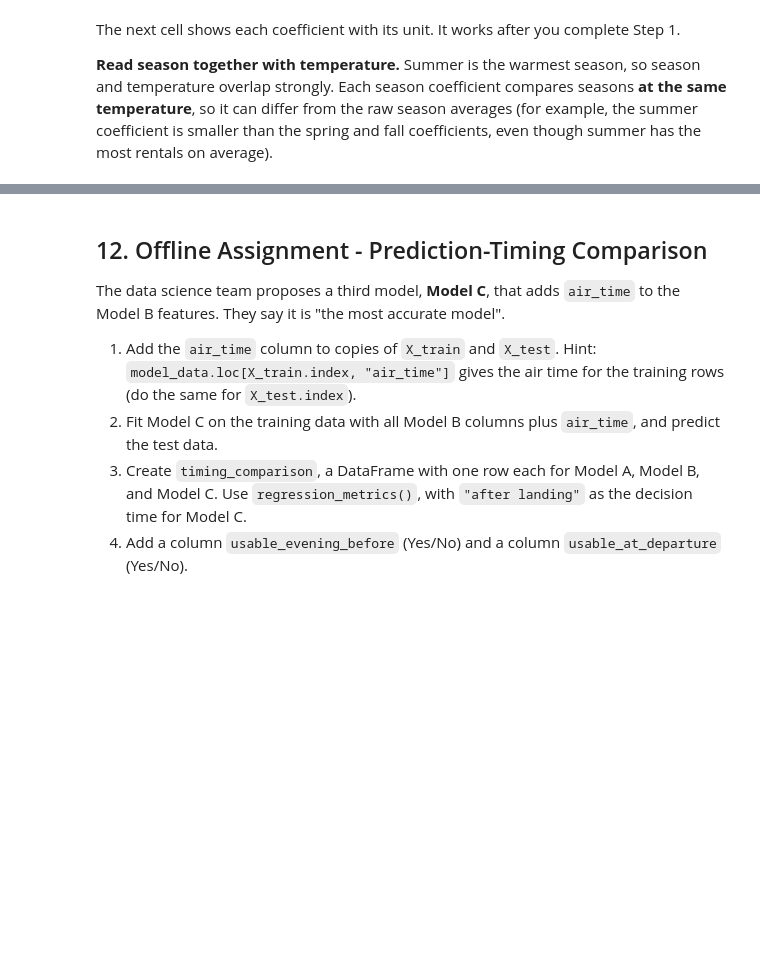
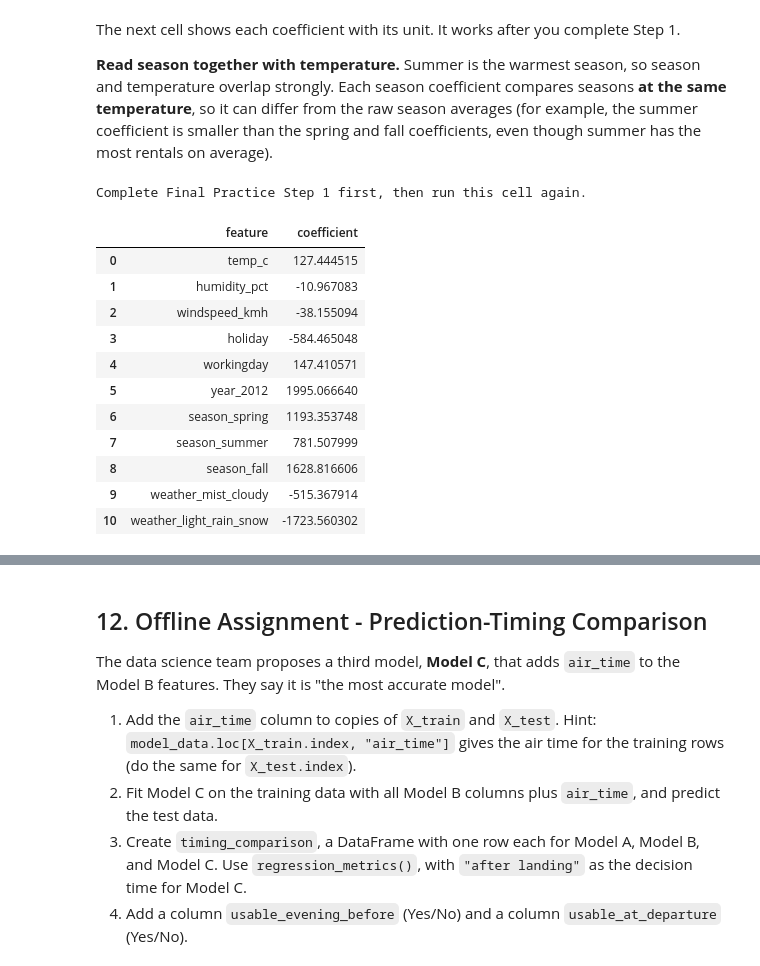
Before and after one commit to diantasmaa/ban6003-week-12-13-diana, a Jupyter notebook: notebooks/module12_linear_regression_guided_lab.ipynb, the cells around one changed output, grey strips where cells are left out. Saved outputs shown, nothing was run; the diff lists cells and outputs as text; code cells hidden in the pictures; blank space fills up the shorter version.

Commit message:
Complete Module 12 linear regression lab

```diff
--- a/notebooks/module12_linear_regression_guided_lab.ipynb
+++ b/notebooks/module12_linear_regression_guided_lab.ipynb
@@ -497,6 +612,13 @@ print("Columns:", list(X_bike.columns))
 # %%
 # Final Practice Step 1
-# Create bike_model = LinearRegression() and fit it on X_bike_train and y_bike_train.
-# Then predict the test days and name the result bike_pred.
+
+# Create the linear regression model
+bike_model = LinearRegression()
+
+# Fit the model using the training data
+bike_model.fit(X_bike_train, y_bike_train)
+
+# Predict the test days
+bike_pred = bike_model.predict(X_bike_test)
 # %%
 # Final Practice Step 2
@@ -535,6 +680,28 @@ else:
         "per": [bike_units[col] for col in X_bike.columns],
     })
     display(bike_coefficients)
+# %% [output]
+Complete Final Practice Step 1 first, then run this cell again.
+# %%
+bike_coefficients = pd.DataFrame({
+    "feature": X_bike_train.columns,
+    "coefficient": bike_model.coef_
+})
+
+display(bike_coefficients)
+# %% [output]
+|  | feature | coefficient |
+| 0 | temp_c | 127.444515 |
+| 1 | humidity_pct | -10.967083 |
+| 2 | windspeed_kmh | -38.155094 |
+| 3 | holiday | -584.465048 |
+| 4 | workingday | 147.410571 |
+| 5 | year_2012 | 1995.066640 |
+| 6 | season_spring | 1193.353748 |
+| 7 | season_summer | 781.507999 |
+| 8 | season_fall | 1628.816606 |
+| 9 | weather_mist_cloudy | -515.367914 |
+| 10 | weather_light_rain_snow | -1723.560302 |
 # %% [markdown]
 **Final Practice answer (5-6 sentences):** Write for the operations manager.
 
```
Also changed, not shown: parts of 23 cells of this notebook, 1 other file.
